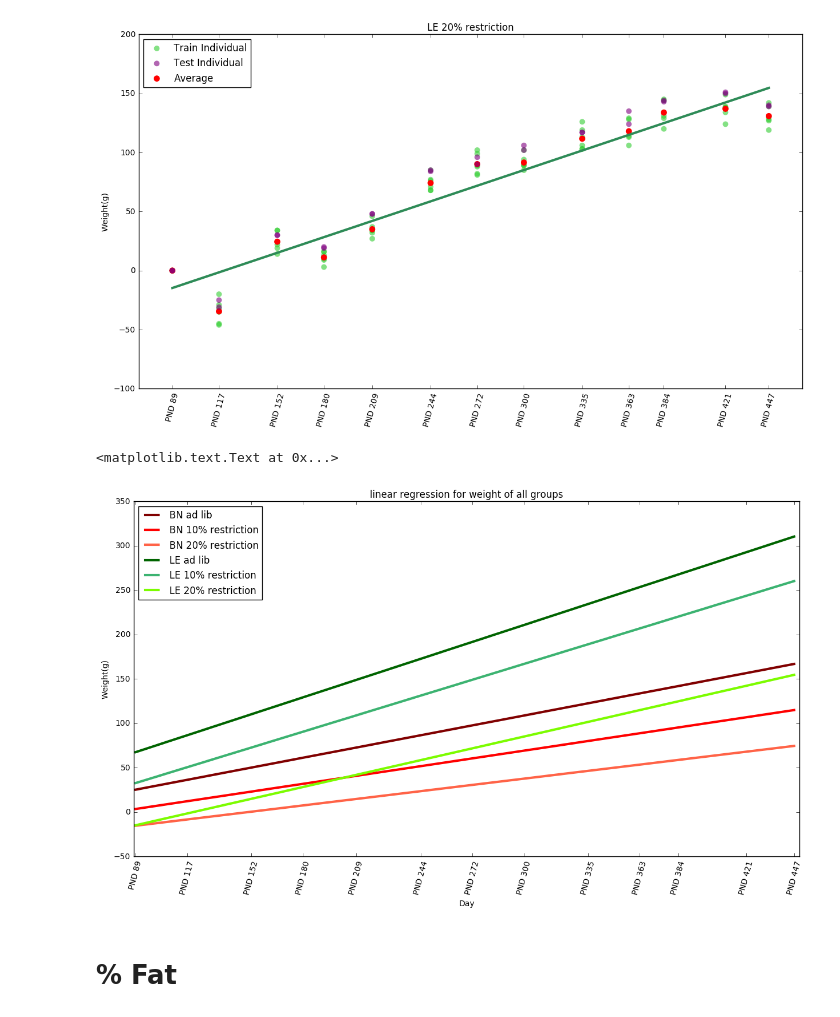
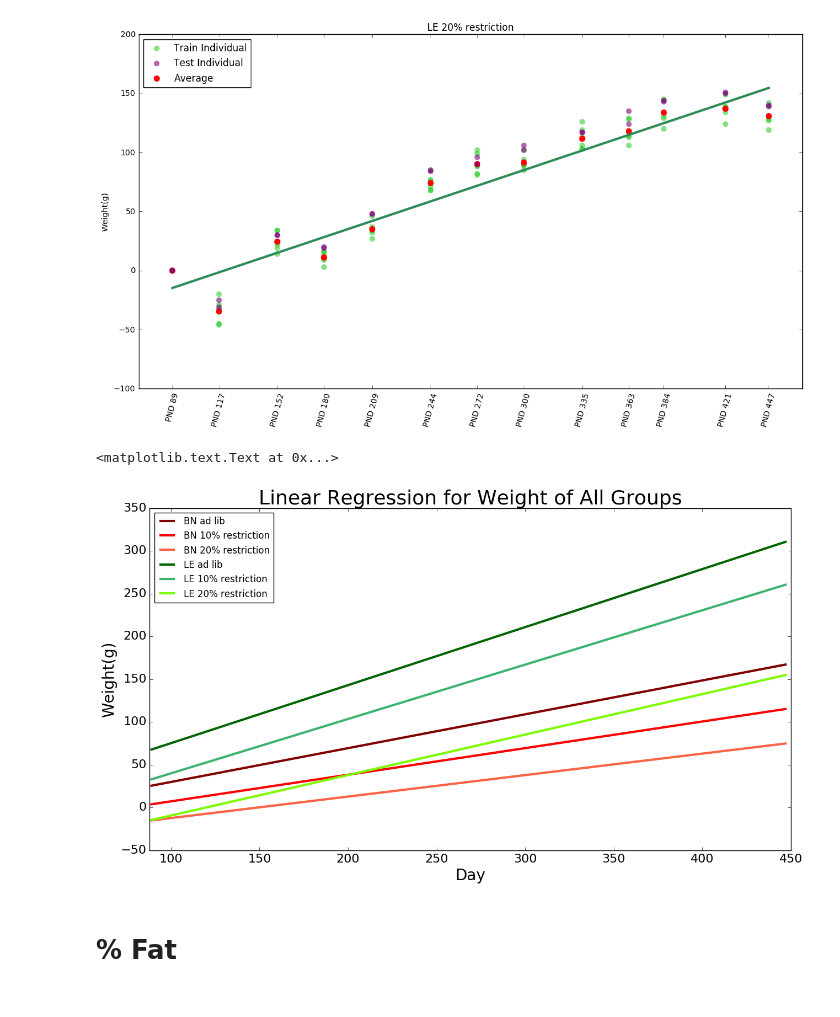
Before and after one commit to Esther-17/Group-Project, a Jupyter notebook: Group Project Code.ipynb, the cells around one changed output. Drawn from its saved outputs; the diff is of its cells as text; code cells hidden in the pictures.

Commit message:
Make graph label larger

```diff
--- a/Group Project Code.ipynb
+++ b/Group Project Code.ipynb
@@ -140,19 +140,18 @@ LE 20% restriction slope and intercept are [ 0.47319847] and -14.7324818648
 # %%
 Fig=plt.figure(figsize=(15,8))
 color=['maroon','red','tomato','darkgreen','mediumseagreen','lawngreen']
 for i in range (6):
     plt.plot(np.asarray(day), wtprediction[i], color=color[i],linewidth=3,label=groups[i])
 plt.legend(loc='upper left')
-plt.xticks([89,117,152,180,209,244,272,300,335,363,384,421,447])
+plt.xticks(fontsize=16)
+plt.yticks(fontsize=16)
 plt.xlim(88,450)
-#plt.ylim(200,500)
-plt.axes().set_xticklabels(sheetnames,rotation=75)
-plt.title('linear regression for weight of all groups')
-plt.ylabel('Weight(g)')
-plt.xlabel('Day')
+plt.title('Linear Regression for Weight of All Groups', fontsize=26)
+plt.ylabel('Weight(g)', fontsize=20)
+plt.xlabel('Day', fontsize=20)
 # %% [output]
 <matplotlib.text.Text at 0x...>
-[figure, old version]
+[figure, new version]
 # %% [markdown]
 # % Fat
 # %%
```
Also changed, not shown: parts of 2 cells of this notebook.
